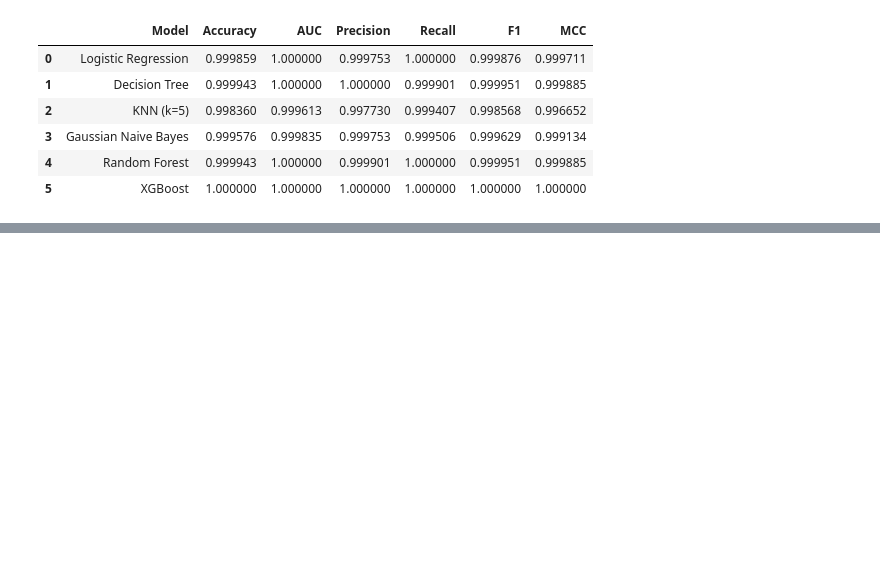
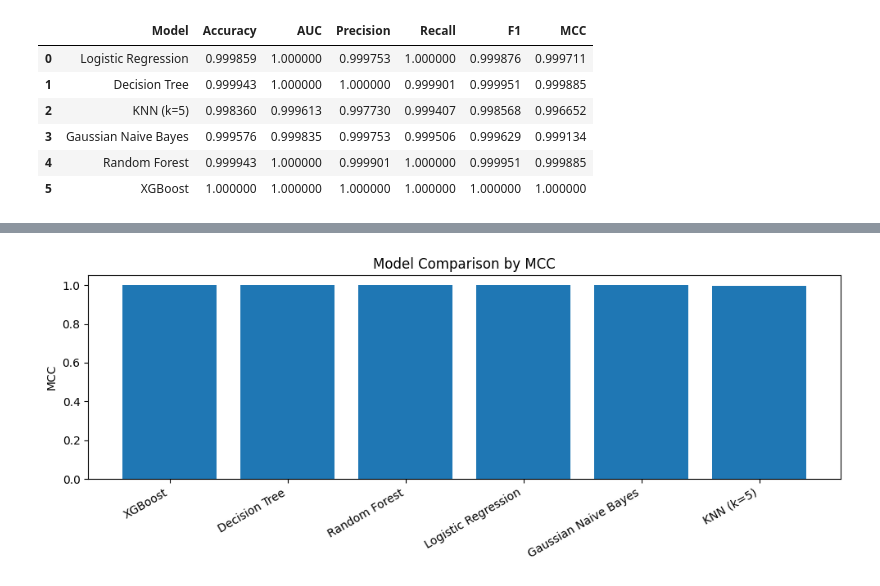
Before and after one commit to 2025aa05755/ml-assignment-2, a Jupyter notebook: model/classification_notebook.ipynb, the cells around one changed output, grey strips where cells are left out. Drawn from its saved outputs; the diff is of its cells as text; code cells hidden in the pictures; blank space fills up the shorter version.

```diff
--- a/model/classification_notebook.ipynb
+++ b/model/classification_notebook.ipynb
@@ -986,7 +1053,7 @@ params = {
     "objective": "binary:logistic",
     "eval_metric": "logloss",
     "max_depth": 6,
-    "learning_rate": 0.05,
+    "eta": 0.05,              # use eta for native train()
     "subsample": 0.8,
     "colsample_bytree": 0.8,
     "reg_alpha": 1.0,
@@ -994,16 +1061,16 @@ params = {
     "seed": 42
 }
 
-xgb_model = xgb.train(
-    params,
-    dtrain,
+xgb_booster = xgb.train(
+    params=params,
+    dtrain=dtrain,
     num_boost_round=400,
     evals=[(dval, "validation")],
     early_stopping_rounds=20,
     verbose_eval=False
 )
 # %%
-y_pred_proba = xgb_model.predict(dtest)
+y_pred_proba = xgb_booster.predict(dtest)
 y_pred = (y_pred_proba >= 0.5).astype(int)
 # %%
 acc = accuracy_score(y_test, y_pred)
@@ -1074,0 +1159,6 @@ Saved model to: ../data/artifacts/xgboost_model.joblib
+# %%
+comparison_df = results_df.copy()
+comparison_df = comparison_df.sort_values(by=["MCC", "AUC", "F1"], ascending=False).reset_index(drop=True)
+
+print("=== Classifier Comparison (Sorted by MCC, AUC, F1) ===")
+display(comparison_df)
@@ -1074,0 +1188,16 @@ Saved model to: ../data/artifacts/xgboost_model.joblib
+# %%
+
+# Choose which metric to visualize
+metric_to_plot = "MCC"   # change to "AUC", "F1", "Accuracy", etc.
+
+plot_df = comparison_df[["Model", metric_to_plot]].copy()
+
+plt.figure(figsize=(10, 4))
+plt.bar(plot_df["Model"], plot_df[metric_to_plot])
+plt.xticks(rotation=30, ha="right")
+plt.ylabel(metric_to_plot)
+plt.title(f"Model Comparison by {metric_to_plot}")
+plt.tight_layout()
+plt.show()
+# %% [output]
+[figure, added]
```
Also changed, not shown: parts of 31 cells of this notebook, 15 other files.
